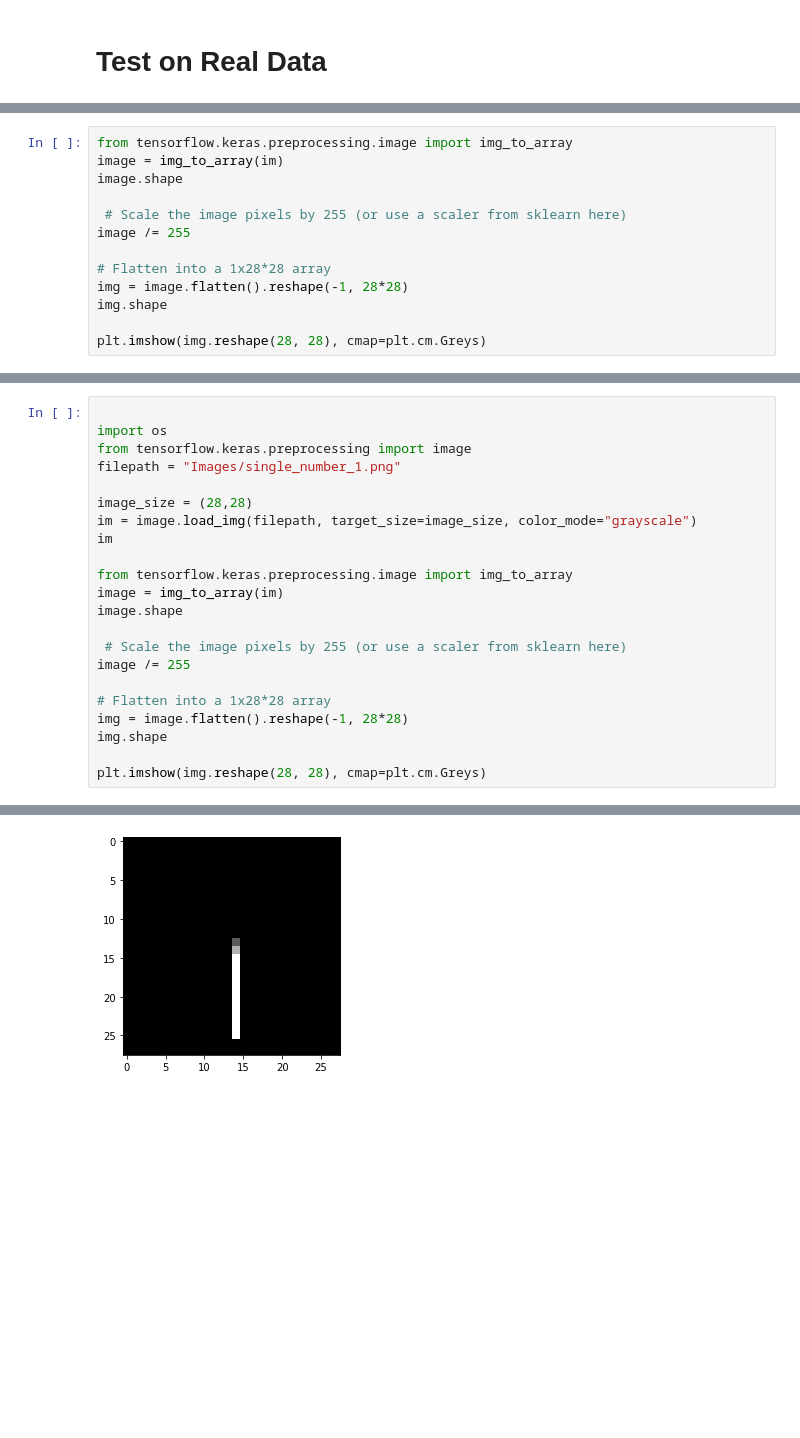
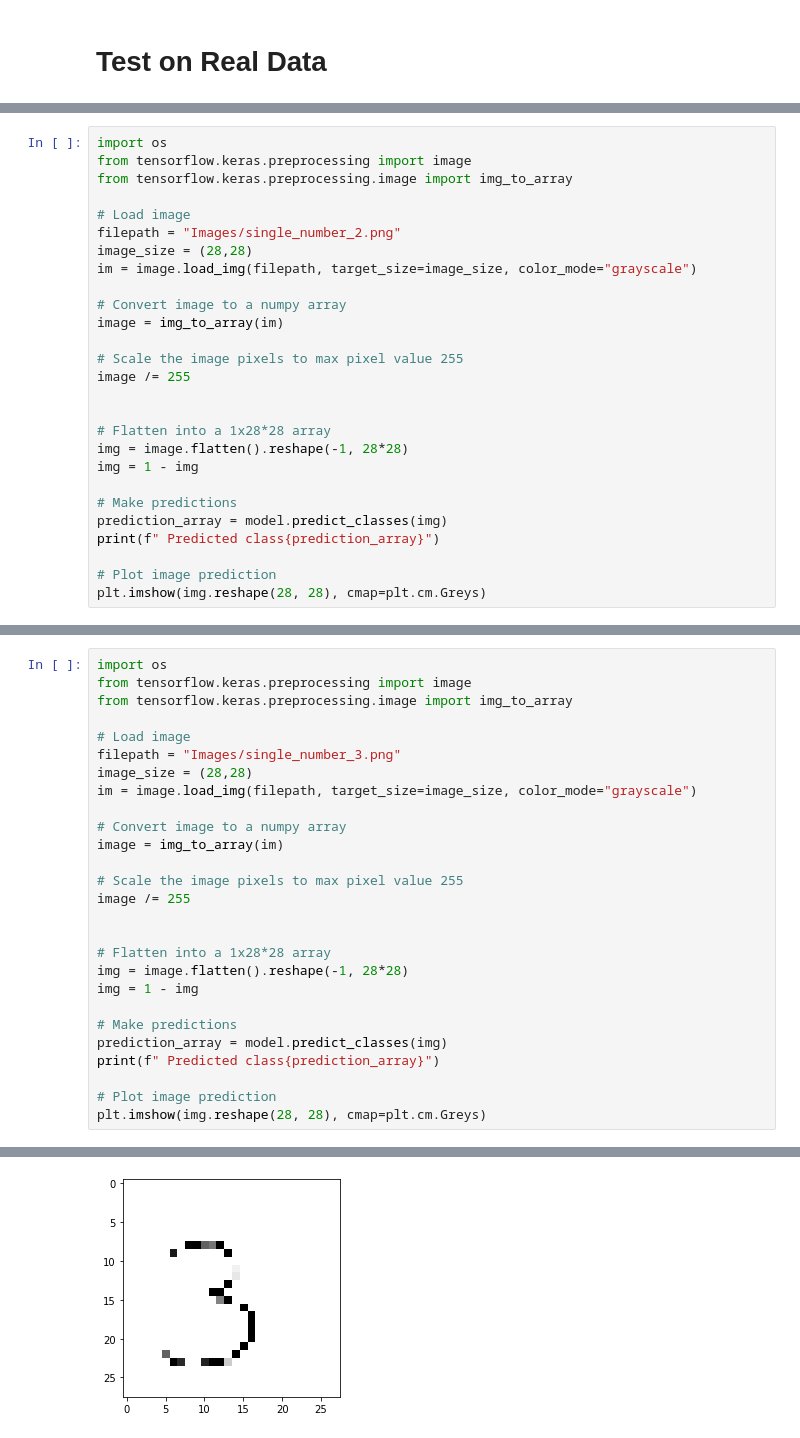
Before and after one commit to diannejardinez/cnn-for-computer-vision, a Jupyter notebook: CNN-MNIST-digits/MNIST-CNN-Digits.ipynb, the cells around one changed output, grey strips where cells are left out. Cells and saved outputs as stored; diff of their text form; blank space fills up the shorter version.

Commit message:
adding real image data and testing

```diff
--- a/CNN-MNIST-digits/MNIST-CNN-Digits.ipynb
+++ b/CNN-MNIST-digits/MNIST-CNN-Digits.ipynb
@@ -318,14 +300,28 @@ im
 # %%
+import os
+from tensorflow.keras.preprocessing import image
 from tensorflow.keras.preprocessing.image import img_to_array
+
+# Load image
+filepath = "Images/single_number_2.png"
+image_size = (28,28)
+im = image.load_img(filepath, target_size=image_size, color_mode="grayscale")
+
+# Convert image to a numpy array
 image = img_to_array(im)
-image.shape
 
- # Scale the image pixels by 255 (or use a scaler from sklearn here)
+# Scale the image pixels to max pixel value 255
 image /= 255
+
 
 # Flatten into a 1x28*28 array
 img = image.flatten().reshape(-1, 28*28)
-img.shape
+img = 1 - img
 
+# Make predictions
+prediction_array = model.predict_classes(img)
+print(f" Predicted class{prediction_array}")
+
+# Plot image prediction
 plt.imshow(img.reshape(28, 28), cmap=plt.cm.Greys)
 # %% [output]
@@ -345,23 +331,28 @@ array([5])
 # %%
-
 import os
 from tensorflow.keras.preprocessing import image
-filepath = "Images/single_number_1.png"
+from tensorflow.keras.preprocessing.image import img_to_array
 
+# Load image
+filepath = "Images/single_number_3.png"
 image_size = (28,28)
 im = image.load_img(filepath, target_size=image_size, color_mode="grayscale")
-im
 
-from tensorflow.keras.preprocessing.image import img_to_array
+# Convert image to a numpy array
 image = img_to_array(im)
-image.shape
 
- # Scale the image pixels by 255 (or use a scaler from sklearn here)
+# Scale the image pixels to max pixel value 255
 image /= 255
+
 
 # Flatten into a 1x28*28 array
 img = image.flatten().reshape(-1, 28*28)
-img.shape
+img = 1 - img
 
+# Make predictions
+prediction_array = model.predict_classes(img)
+print(f" Predicted class{prediction_array}")
+
+# Plot image prediction
 plt.imshow(img.reshape(28, 28), cmap=plt.cm.Greys)
 # %% [output]
@@ -369 +361 @@ plt.imshow(img.reshape(28, 28), cmap=plt.cm.Greys)
-[figure, old version]
+[figure, new version]
```
Also changed, not shown: parts of 17 cells of this notebook, 5 other files.
